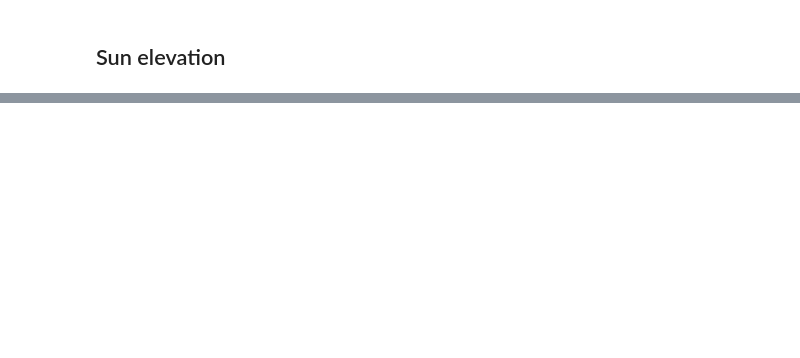
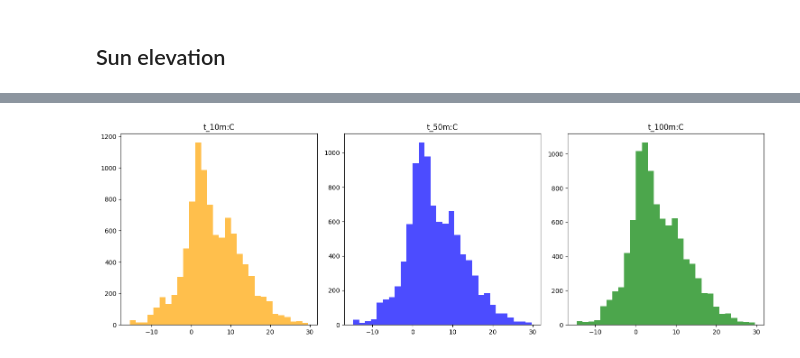
Before and after one commit to Niki827/watt_squad, a Jupyter notebook: preprocessing_anna.ipynb, the cells around one changed output, grey strips where cells are left out. Drawn from its saved outputs; the diff is of its cells as text; code cells hidden in the pictures; blank space fills up the shorter version.

```diff
--- a/preprocessing_anna.ipynb
+++ b/preprocessing_anna.ipynb
@@ -230,0 +297,16 @@ axes[0].set_title('sun_elevation')
+# %%
+fig, axes = plt.subplots(1, 3, figsize=(15, 5))  # 1 row, 5 columns
+
+axes[0].hist(df['t_10m:C'], bins=30, color='orange', alpha=0.7)
+axes[0].set_title('t_10m:C')
+
+axes[1].hist(df['t_50m:C'], bins=30, color='blue', alpha=0.7)
+axes[1].set_title('t_50m:C')
+
+axes[2].hist(df['t_100m:C'], bins=30, color='green', alpha=0.7)
+axes[2].set_title('t_100m:C')
+
+plt.tight_layout()
+plt.show()
+# %% [output]
+[figure, added]
```
Also changed, not shown: parts of 15 cells of this notebook.
